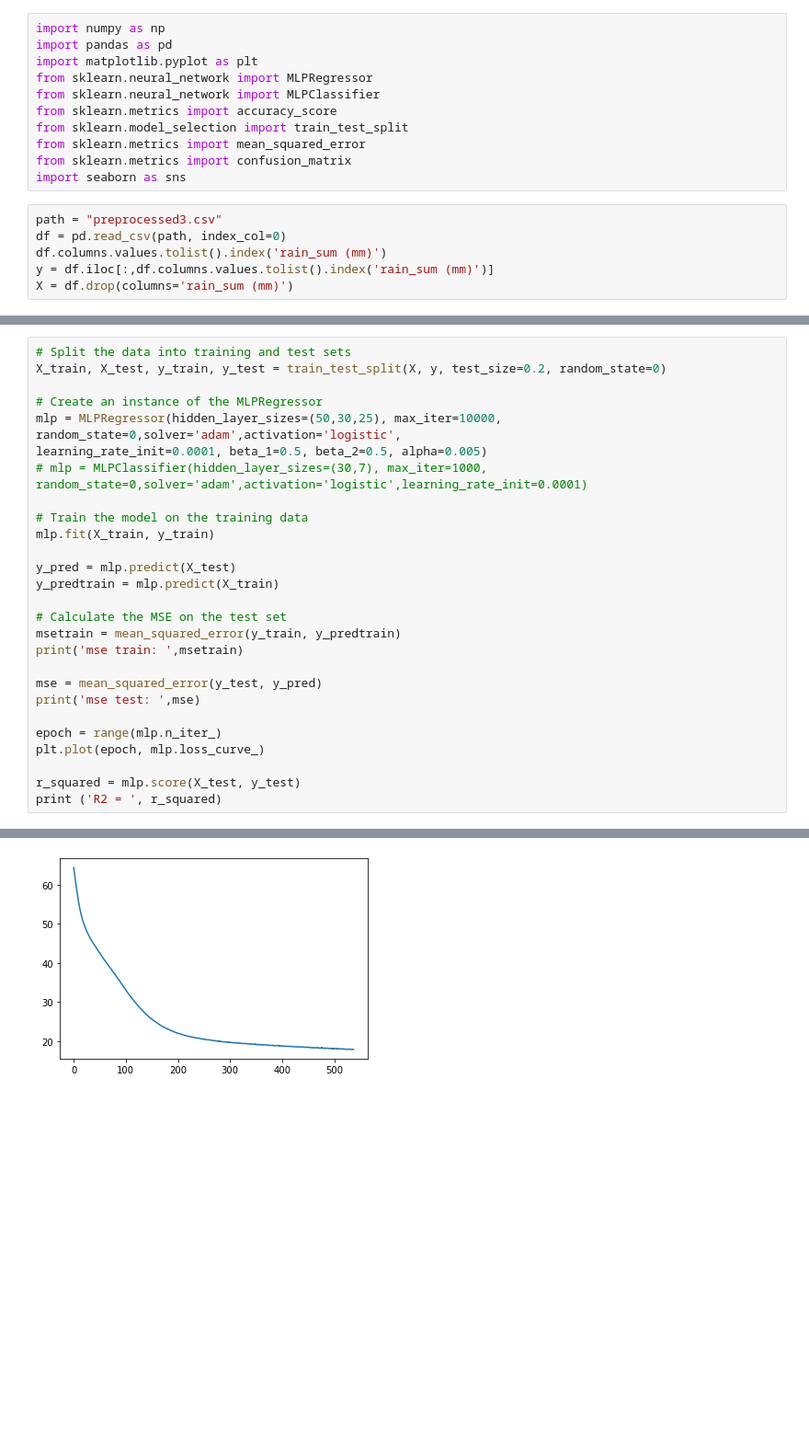
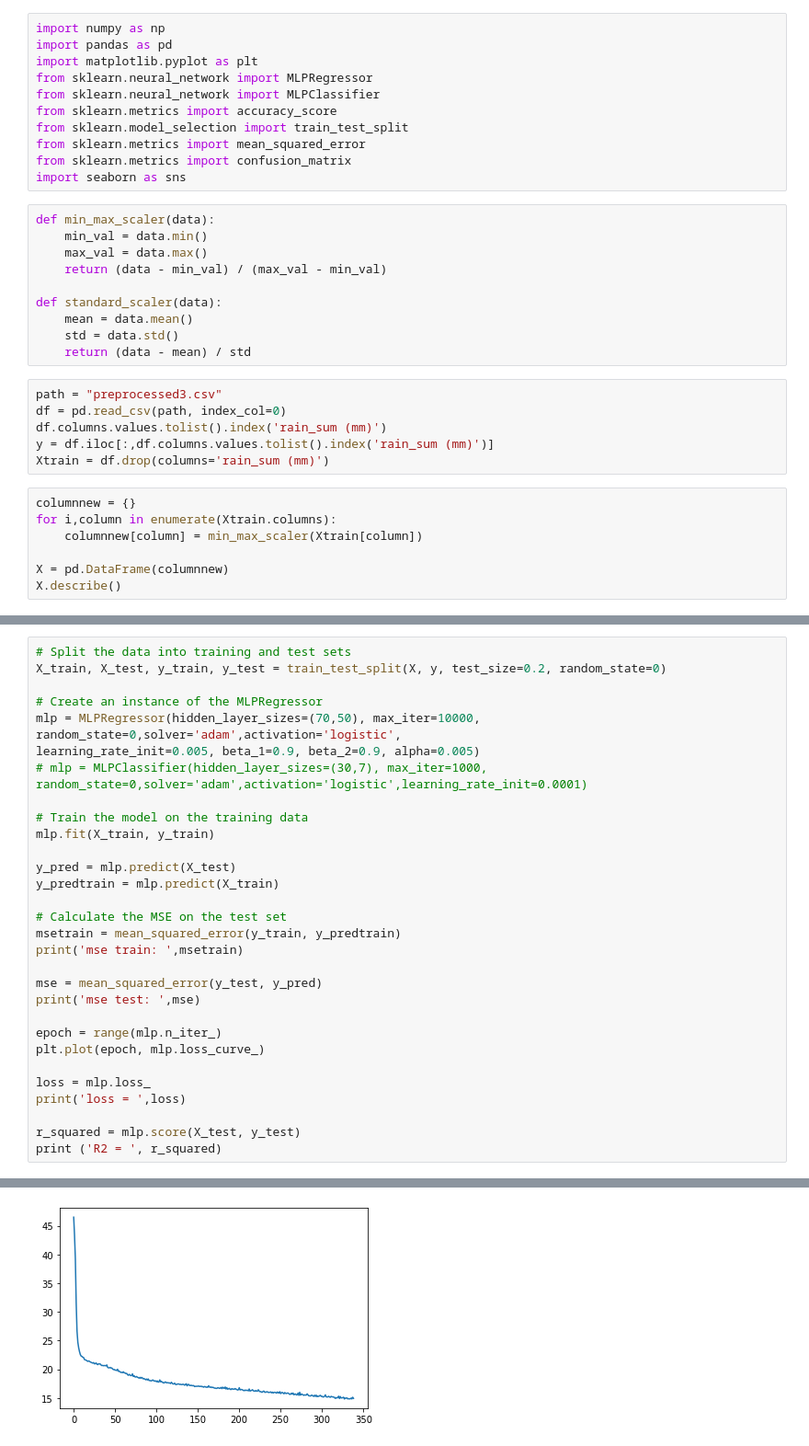
Before and after one commit to Alfadhils/DataVidia-Project, a Jupyter notebook: nn.ipynb, the cells around one changed output, grey strips where cells are left out. Shown: that part at 92% size. Drawn from its saved outputs; the diff is of its cells as text; blank space fills up the shorter version.

```diff
--- a/nn.ipynb
+++ b/nn.ipynb
@@ -9,9 +9,26 @@ from sklearn.model_selection import train_test_split
 from sklearn.metrics import mean_squared_error
 from sklearn.metrics import confusion_matrix
 import seaborn as sns
+# %%
+def min_max_scaler(data):
+    min_val = data.min()
+    max_val = data.max()
+    return (data - min_val) / (max_val - min_val)
+
+def standard_scaler(data):
+    mean = data.mean()
+    std = data.std()
+    return (data - mean) / std
 # %%
 path = "preprocessed3.csv"
 df = pd.read_csv(path, index_col=0)
 df.columns.values.tolist().index('rain_sum (mm)')
 y = df.iloc[:,df.columns.values.tolist().index('rain_sum (mm)')]
-X = df.drop(columns='rain_sum (mm)')
+Xtrain = df.drop(columns='rain_sum (mm)')
+# %%
+columnnew = {}
+for i,column in enumerate(Xtrain.columns):
+    columnnew[column] = min_max_scaler(Xtrain[column])
+
+X = pd.DataFrame(columnnew)
+X.describe()
@@ -42,8 +112,8 @@ def nn(X,y,hidden,iter,solv,act):
 X_train, X_test, y_train, y_test = train_test_split(X, y, test_size=0.2, random_state=0)
 
 # Create an instance of the MLPRegressor
-mlp = MLPRegressor(hidden_layer_sizes=(50,30,25), max_iter=10000, random_state=0,solver='adam',activation='logistic',
-learning_rate_init=0.0001, beta_1=0.5, beta_2=0.5, alpha=0.005)
+mlp = MLPRegressor(hidden_layer_sizes=(70,50), max_iter=10000, random_state=0,solver='adam',activation='logistic',
+learning_rate_init=0.005, beta_1=0.9, beta_2=0.9, alpha=0.005)
 # mlp = MLPClassifier(hidden_layer_sizes=(30,7), max_iter=1000, random_state=0,solver='adam',activation='logistic',learning_rate_init=0.0001)
 
 # Train the model on the training data
@@ -62,6 +132,9 @@ print('mse test: ',mse)
 epoch = range(mlp.n_iter_)
 plt.plot(epoch, mlp.loss_curve_)
 
+loss = mlp.loss_
+print('loss = ',loss)
+
 r_squared = mlp.score(X_test, y_test)
 print ('R2 = ', r_squared)
 # %% [output]
@@ -71,2 +145,2 @@ R2 =  0.5285876721683989
-[figure, old version]
+[figure, new version]
 # %%
```
Also changed, not shown: parts of 8 cells of this notebook, 4 other files.
